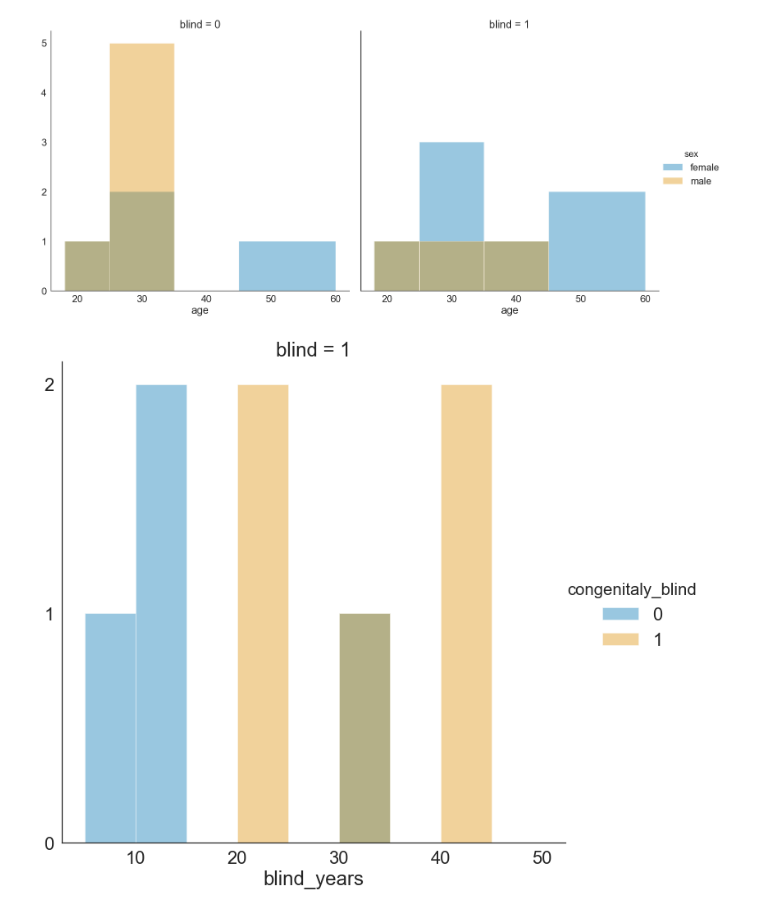
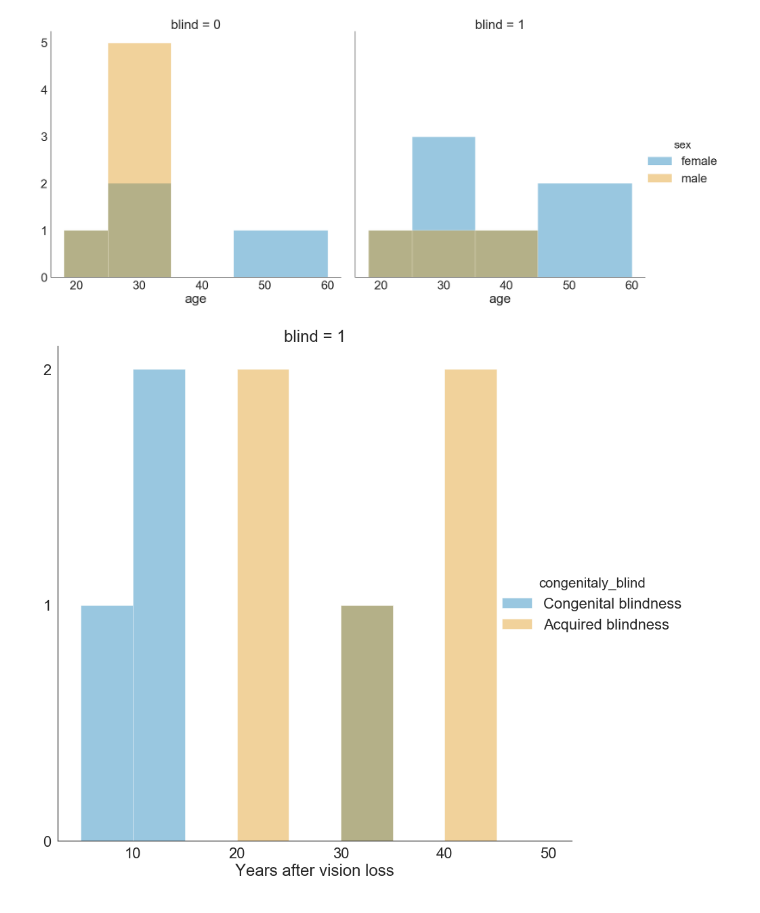
Before and after one commit to eegdude/erp_analysis, a Jupyter notebook: demographics.ipynb, the cells around one changed output. Saved outputs shown, nothing was run; the diff lists cells and outputs as text; code cells hidden in the pictures.

Commit message:
updated plotting

```diff
--- a/demographics.ipynb
+++ b/demographics.ipynb
@@ -12,6 +9,6 @@ The autoreload extension is already loaded. To reload it, use:
 # %%
-plt.rcParams['figure.figsize'] = [12,6]
-sns.set(font_scale=2, palette='deep')
+plt.rcParams['figure.figsize'] = [6,6]
+sns.set(font_scale=3, palette='deep')
 sns.set_style("white")
 # %%
 markup=pd.read_csv(folders.markup_path)
@@ -20,18 +17,20 @@ blind_subset = subset.loc[subset['blind']==1]
 # %%
 # demographics - age and sex
 with sns.color_palette("colorblind"):
-
-    g = sns.FacetGrid(subset, col="blind", hue="sex", col_wrap=2, height=10, legend_out=True)
+    g = sns.FacetGrid(subset, col="blind", hue="sex", col_wrap=2, height=12, legend_out=True)
     g.map(sns.distplot, 'age', kde=False, bins=[18, 25, 35, 45, 60])
     g.add_legend()
 # %% [output]
-[figure, old version]
+[figure, new version]
 # %%
 # demographics - years of vision loss
 with sns.color_palette("colorblind"):
-    g = sns.FacetGrid(blind_subset,  col="blind", hue="congenitaly_blind", col_wrap=1, height=10, legend_out=True)
+    g = sns.FacetGrid(blind_subset,  col="blind", hue="congenitaly_blind", col_wrap=1, height=12, legend_out=True)
     g.map(sns.distplot, 'blind_years', kde=False, bins=[5,10,15,20,25,30,35,40,45,50])
     g.add_legend()
     plt.yticks([0,1,2])
+    plt.xlabel('Years after vision loss')
+    new_labels = ['Congenital blindness', 'Acquired blindness']
+    for t, l in zip(g._legend.texts, new_labels): t.set_text(l)
 # %% [output]
-[figure, old version]
+[figure, new version]
```
Also changed, not shown: parts of 1 cell of this notebook, 1 other file.
